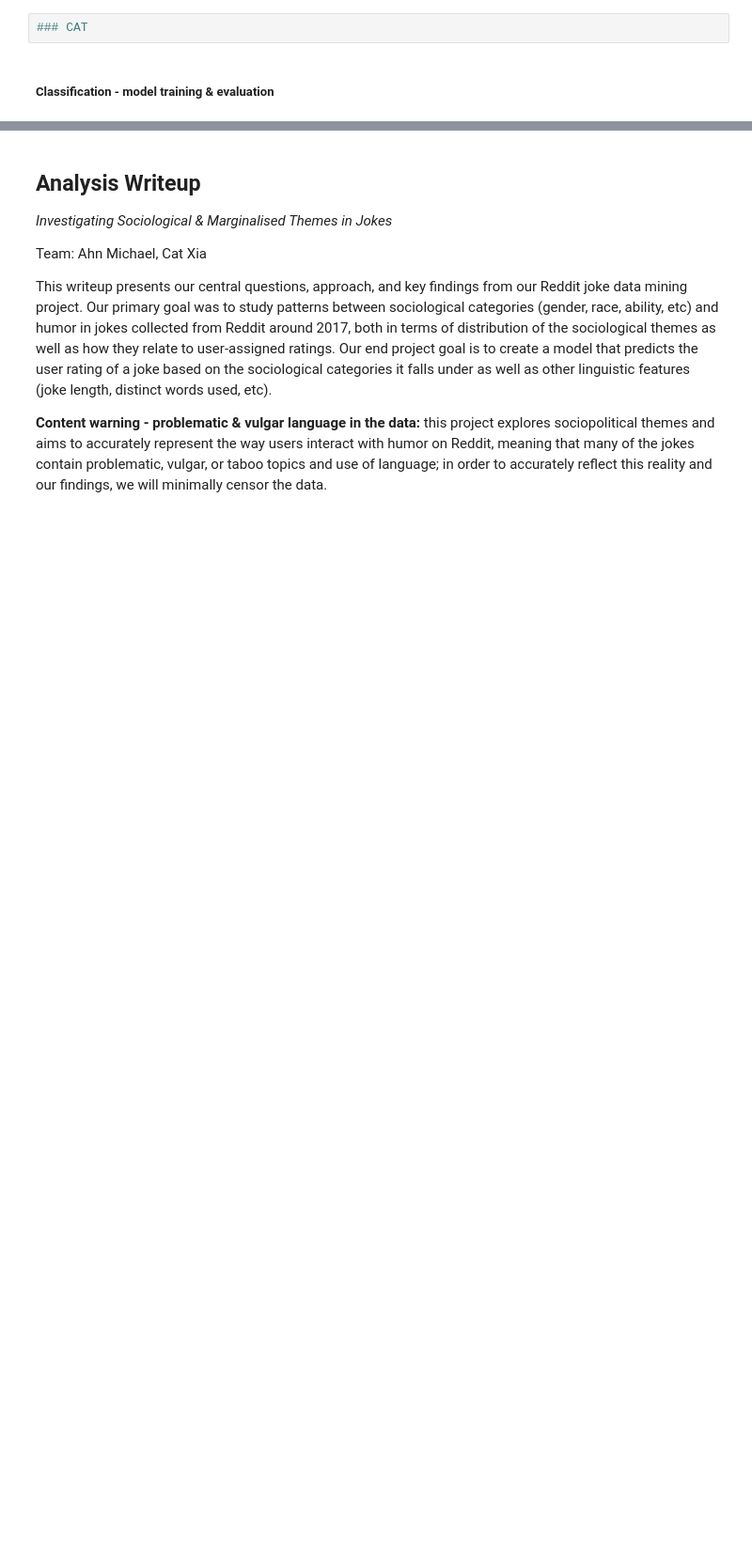
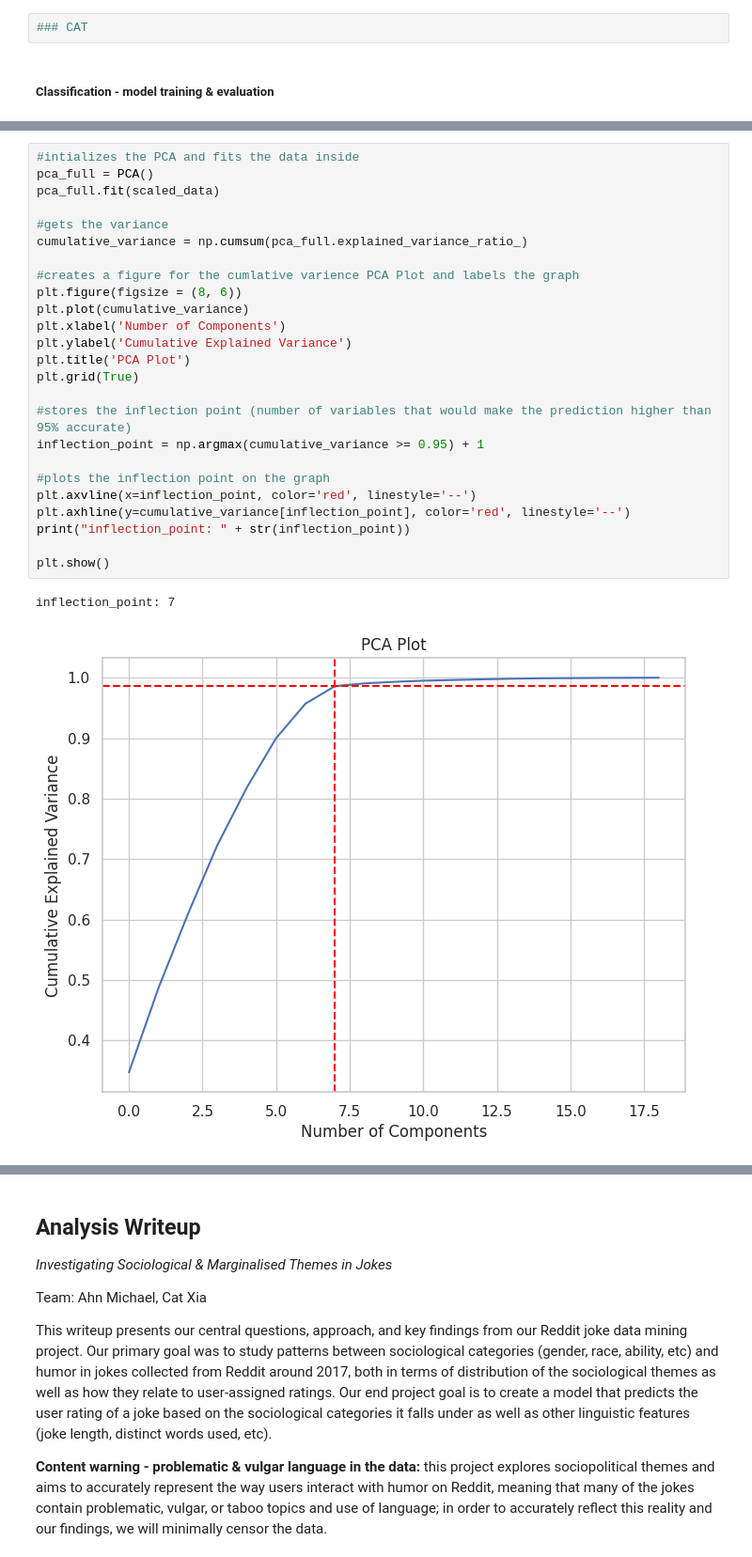
Before and after one commit to INFO-523-SU25/final-project-howell-xia, a Jupyter notebook: final-analysis-writeup.ipynb, the cells around one changed output, grey strips where cells are left out. Shown at 94% size. Saved outputs shown, nothing was run; the diff lists cells and outputs as text; blank space fills up the shorter version.

```diff
--- a/final-analysis-writeup.ipynb
+++ b/final-analysis-writeup.ipynb
@@ -584,0 +605,28 @@ Passing `palette` without assigning `hue` is deprecated and will be removed in v
+# %%
+#intializes the PCA and fits the data inside
+pca_full = PCA()
+pca_full.fit(scaled_data)
+
+#gets the variance
+cumulative_variance = np.cumsum(pca_full.explained_variance_ratio_)
+
+#creates a figure for the cumlative varience PCA Plot and labels the graph
+plt.figure(figsize = (8, 6))
+plt.plot(cumulative_variance)
+plt.xlabel('Number of Components')
+plt.ylabel('Cumulative Explained Variance')
+plt.title('PCA Plot')
+plt.grid(True)
+
+#stores the inflection point (number of variables that would make the prediction higher than 95% accurate)
+inflection_point = np.argmax(cumulative_variance >= 0.95) + 1
+
+#plots the inflection point on the graph
+plt.axvline(x=inflection_point, color='red', linestyle='--')
+plt.axhline(y=cumulative_variance[inflection_point], color='red', linestyle='--')
+print("inflection_point: " + str(inflection_point))
+
+plt.show()
+# %% [output]
+inflection_point: 7
+[figure, added]
```
Also changed, not shown: parts of 7 cells of this notebook, 5 other files.
